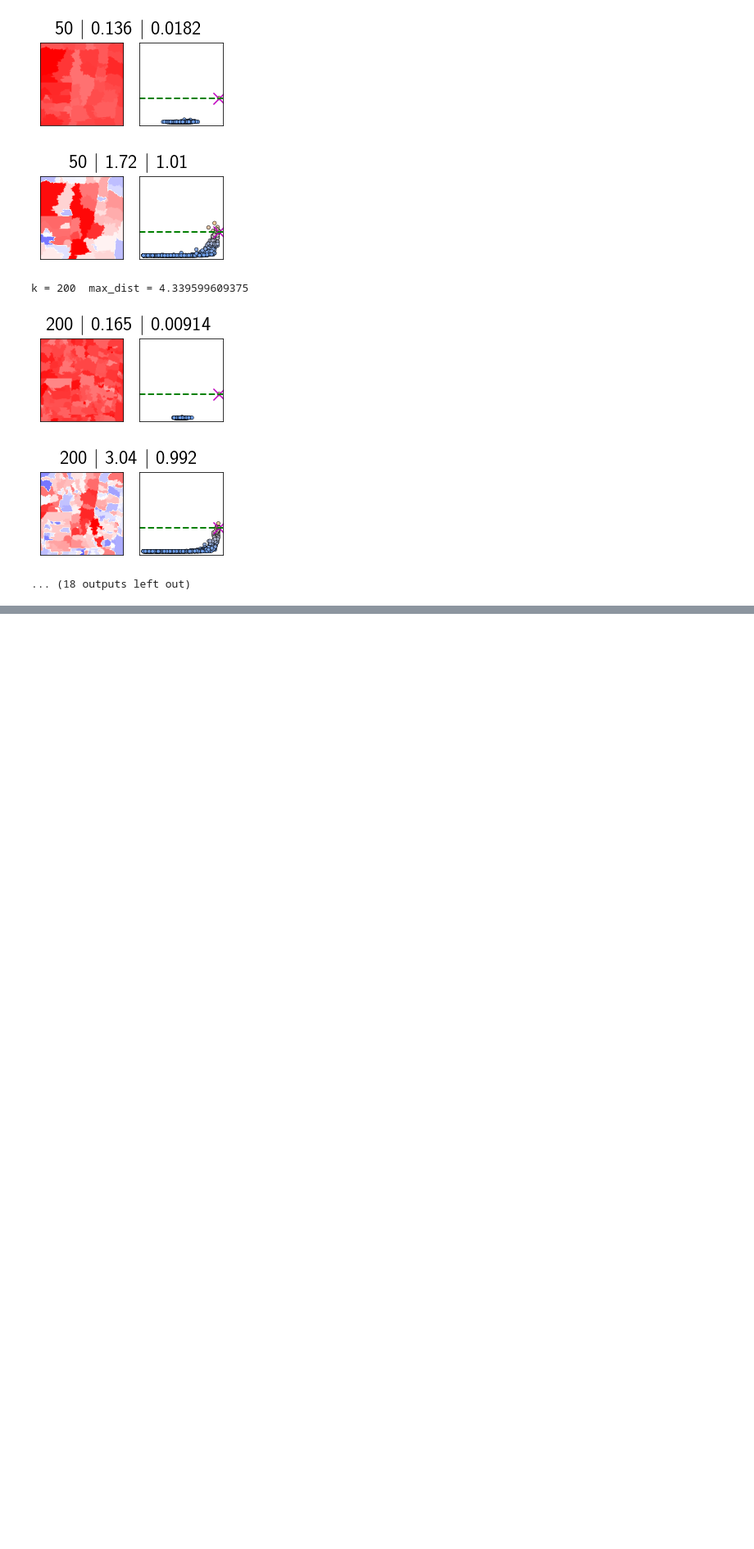
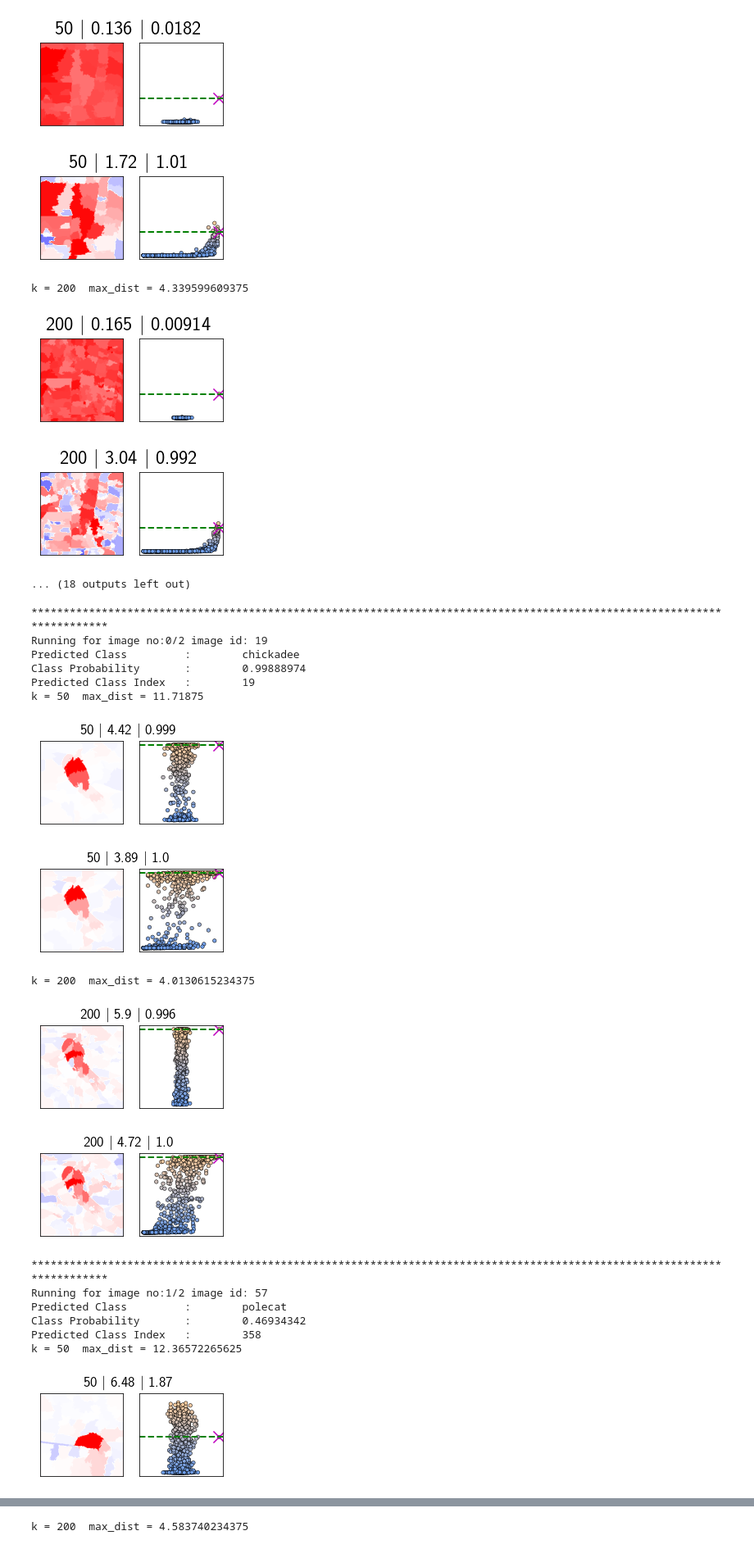
Before and after one commit to rashidrao-pk/lime-stratified-examples, a Jupyter notebook: Paper_Figures.ipynb, the cells around one changed output, grey strips where cells are left out. Shown at 82% size. Drawn from its saved outputs; the diff is of its cells as text; code cells hidden in the pictures; blank space fills up the shorter version.

```diff
--- a/Paper_Figures.ipynb
+++ b/Paper_Figures.ipynb
@@ -466,3 +466,69 @@ k = 200  max_dist = 4.339599609375
 [figure]
 [figure]
 ... (18 outputs left out)
+# %%
+image_no = [
+    #orange  wardrobe  milk_can  lynx  ringneck_snake
+#     114,     147,      60,       144,  66
+    19,57
+]
+for im_idx,ino in enumerate(image_no):
+
+    print('*'*120,f'\nRunning for image no:{im_idx}/{len(image_no)} image id: {ino}')
+    file = os.path.join(DS_path,f'ILSVRC2012_test_{ino:08}.JPEG')
+    image_to_explain = ut.read_process_image(file,model)
+    predicted = bb_predict(np.array([image_to_explain]))
+    (predicted_cls_idx,f_x,predicted_cls_lbl) =  ut.get_class_idx_label_score (predicted,class_names)
+    f_x = predicted[0][predicted_cls_idx]
+    print('Predicted Class\t\t:\t',predicted_cls_lbl,'\nClass Probability\t:\t', f_x,'\nPredicted Class Index\t:\t', predicted_cls_idx)
+
+    for k in [50, 200]:
+        max_dist,_,_,_ = ut.search_segment_number(image_to_explain, target_seg_no=k)
+        segments,num_segments,segmenter_fn = ut.own_seg(image_to_explain,md=max_dist,ks=4,random_seed=1234,ratio=0.2)
+        print(f'k = {k}  max_dist = {max_dist}')
+        for use_stratification in [False, True]:
+            lime_explainer = LimeImageExplainer(random_state=1234)
+            beta_arr, rcY_arr = [], []
+            sig = f'{ino}_{k}_{use_stratification}'
+            for repeat in range(1):
+                ret = lime_explainer.explain_instance(image_to_explain, bb_predict,
+                                                      labels=class_names, segmentation_fn=segmenter_fn,
+                                                      top_labels=3, hide_color=None, use_stratification=use_stratification,
+                                                      batch_size=500, num_samples=1000, progress_bar=True)
+                X, all_Ys, expl = ret # when return (data, labels, ret_exp)
+                expainled_cls = expl.top_labels[0]
+                Y = all_Ys[:, expainled_cls]
+                beta_arr.append(ut.get_beta_from_expl(explanation=expl))
+                rcY_arr.append(ut.get_RCY(Y, f_x))
+            beta = np.mean(beta_arr, axis=0)
+
+            heatmap = ut.heatmap_from_beta(segments=segments, beta=beta)
+            fig, (ax1,ax2) = plt.subplots(1, 2, figsize=(4, 2))
+            ax1.set_aspect('equal'); ax2.set_aspect('equal')
+            ut.axis_off(ax1); ut.axis_off(ax2)
+            v = np.max(np.abs(heatmap))
+            im = ax1.imshow(heatmap, cmap='bwr', vmin=-v, vmax=v)
+            ut.plot_classification_score(ax2, expl, X, Y, f_x, plot_everything=False)
+            plt.suptitle(f'{num_segments} $|$ {ut.get_CV_beta(beta):.3} $|$ {np.mean(rcY_arr):.3}', fontsize=18, y=1.00)
+            plt.savefig(f'{paper_figures}/dual_{sig}.svg', dpi=150, bbox_inches='tight', pad_inches=0.02)
+            plt.savefig(f'{paper_figures}/dual_{sig}.png', dpi=150, bbox_inches='tight', pad_inches=0.02)
+            plt.show()
+# %% [output]
+************************************************************************************************************************
+Running for image no:0/2 image id: 19
+Predicted Class         :        chickadee
+Class Probability       :        0.99888974
+Predicted Class Index   :        19
+k = 50  max_dist = 11.71875
+[figure, added]
+[figure, added]
+k = 200  max_dist = 4.0130615234375
+[figure, added]
+[figure, added]
+************************************************************************************************************************
+Running for image no:1/2 image id: 57
+Predicted Class         :        polecat
+Class Probability       :        0.46934342
+Predicted Class Index   :        358
+k = 50  max_dist = 12.36572265625
+[figure, added]
@@ -468,0 +536 @@ k = 200  max_dist = 4.339599609375
+k = 200  max_dist = 4.583740234375
```
Also changed, not shown: parts of 1 cell of this notebook.
